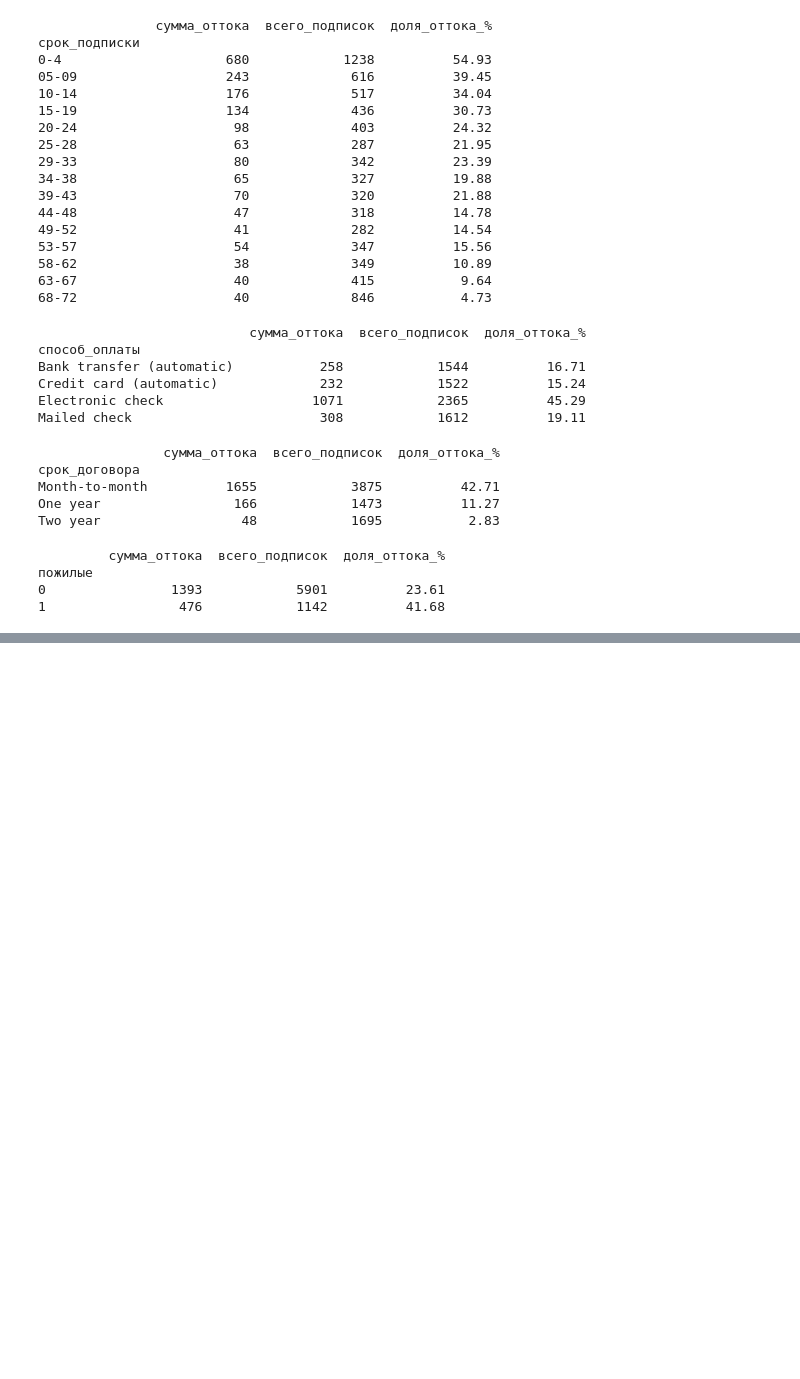
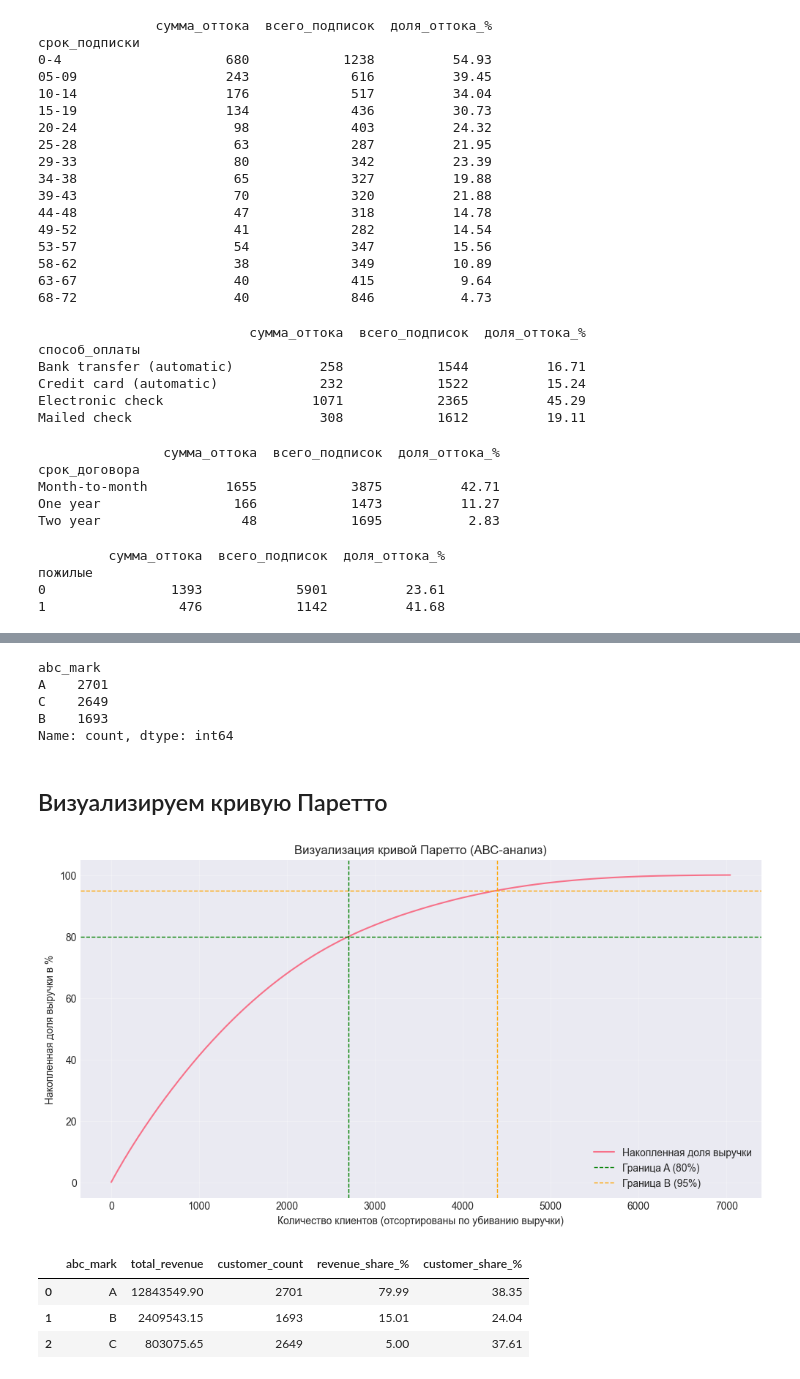
Before and after one commit to MargoUtropova/product_analitics_portfolio, a Jupyter notebook: notebooks/MobileData_Analysis.ipynb, the cells around one changed output, grey strips where cells are left out. Cells and saved outputs as stored; diff of their text form; code cells hidden in the pictures; blank space fills up the shorter version.

```diff
--- a/notebooks/MobileData_Analysis.ipynb
+++ b/notebooks/MobileData_Analysis.ipynb
@@ -544,0 +549,4 @@ print(pivot4)
+# %%
+# Выделим столбцы с id клиента и суммой, потораченной каждым клиентом
+df_abc = df[['customerID', 'TotalCharges']].copy()
+df_abc.head()
@@ -544,0 +560,10 @@ print(pivot4)
+# %%
+# сортируем total charges по убыванию
+df_abc = df_abc.sort_values('TotalCharges', ascending=False).reset_index(drop=True)
+# посчитаем общую выручку компании, долю каждого клиента от общей выручки
+total_revenue = df_abc['TotalCharges'].sum()
+df_abc['revenue_share'] = df_abc['TotalCharges'] / total_revenue * 100
+#  считаем накопленную долю каждого клиента
+df_abc['cumulative_share'] = df_abc['revenue_share'].cumsum()
+
+df_abc.head()
@@ -544,0 +577,56 @@ print(pivot4)
+# %%
+# теперь нужно присвоить категорию АВС: А = 0-80%, В = 80-95%, С = 95-100%
+def assign_abc_mark(cumulative_sum):
+    return 'A' if cumulative_sum <= 80 else ('B' if cumulative_sum <= 95 else 'C')
+
+df_abc['abc_mark'] = df_abc['cumulative_share'].apply(assign_abc_mark)
+
+# Проверим распределение
+print(df_abc['abc_mark'].value_counts())
+# %% [output]
+abc_mark
+A    2701
+C    2649
+B    1693
+Name: count, dtype: int64
+# %% [markdown]
+## Визуализируем кривую Паретто
+# %%
+plt.figure(figsize=(12,6))
+plt.plot(df_abc.index, df_abc['cumulative_share'], label='Накопленная доля выручки')
+# Добавляем горизонтальные и вертикальные линии для границ A, B, C
+plt.axhline(y=80, color='green', linestyle='--', linewidth=1, label='Граница A (80%)')
+plt.axhline(y=95, color='orange', linestyle='--', linewidth=1, label='Граница B (95%)')
+
+# Находим примерные границы по оси X (количество клиентов)
+limit_a = df_abc[df_abc['cumulative_share'] <= 80].index.max()
+limit_b = df_abc[df_abc['cumulative_share'] <= 95].index.max()
+
+plt.axvline(x=limit_a, color='green', linestyle='--', linewidth=1)
+plt.axvline(x=limit_b, color='orange', linestyle='--', linewidth=1)
+
+plt.xlabel('Количество клиентов (отсортированы по убиванию выручки)')
+plt.ylabel('Накопленная доля выручки в %')
+plt.title('Визуализация кривой Паретто (АВС-анализ)')
+
+plt.grid(True, alpha=0.3)
+plt.legend()
+plt.show()
+# %% [output]
+[figure, added]
+# %%
+# теперь посмотрим на цифры, сколько клиентов составляют кажду группу и какой процент выручки
+group_stats = df_abc.groupby('abc_mark').agg(
+    total_revenue = ('TotalCharges', 'sum'),
+    customer_count = ('customerID', 'count')
+).reset_index()
+# теперь посчитаем доли на соответствие закону Паретто
+group_stats['revenue_share_%'] = round(group_stats['total_revenue'] / group_stats['total_revenue'].sum()*100, 2)
+group_stats['customer_share_%'] = round(group_stats['customer_count'] / group_stats['customer_count'].sum() * 100,2)
+
+group_stats
+# %% [output]
+|  | abc_mark | total_revenue | customer_count | revenue_share_% | customer_share_% |
+| 0 | A | 12843549.90 | 2701 | 79.99 | 38.35 |
+| 1 | B | 2409543.15 | 1693 | 15.01 | 24.04 |
+| 2 | C | 803075.65 | 2649 | 5.00 | 37.61 |
```
Also changed, not shown: parts of 20 cells of this notebook.
